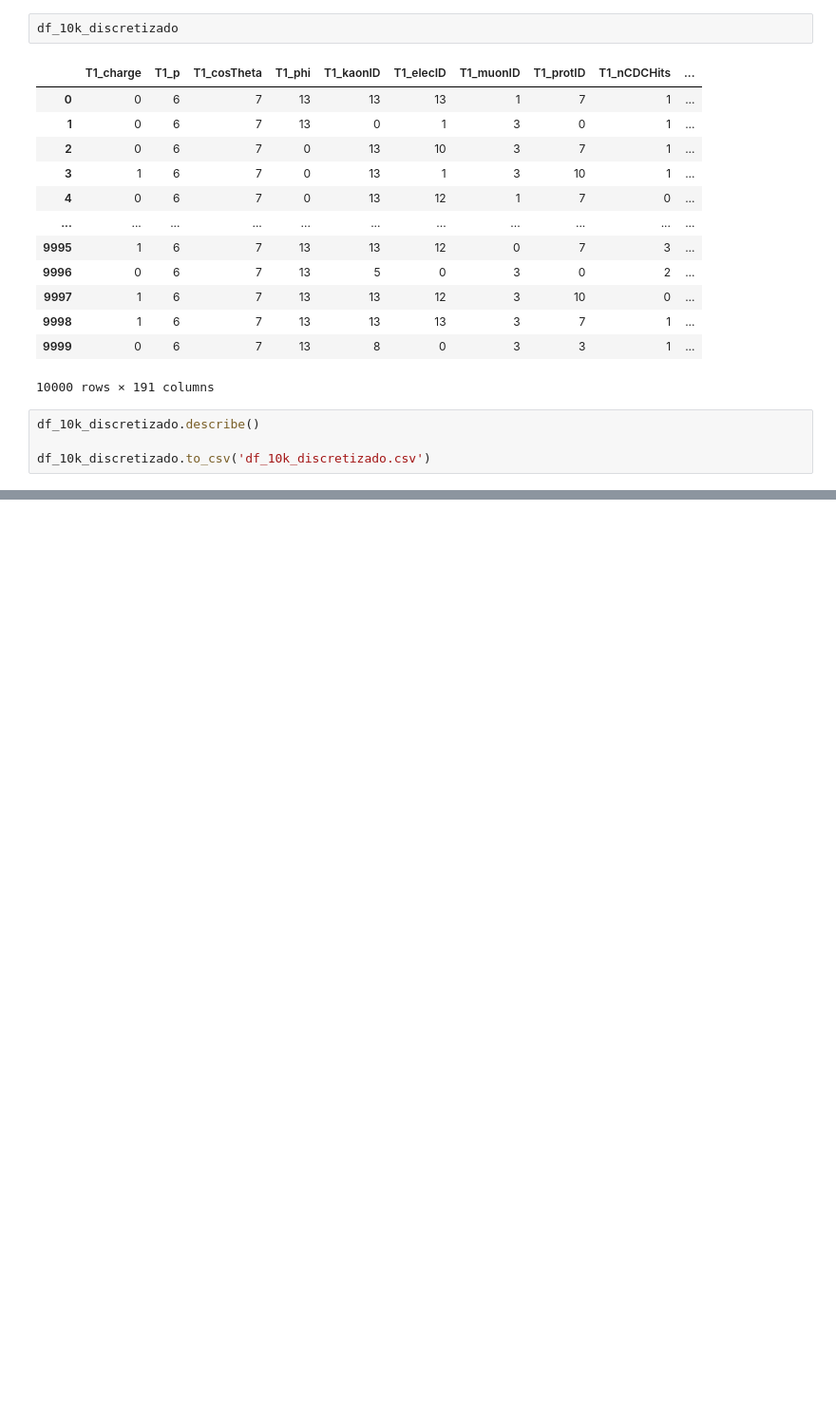
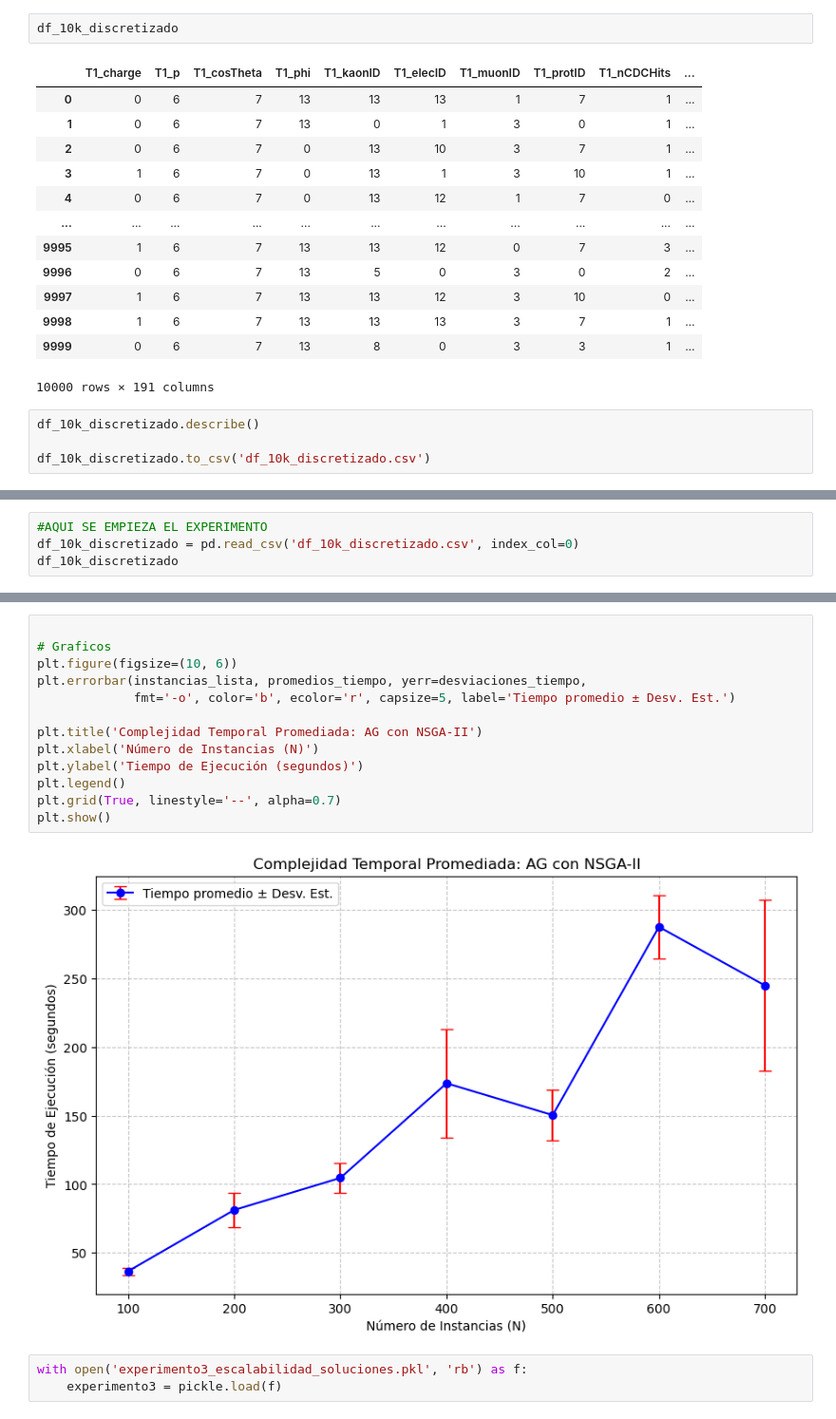
Before and after one commit to juanlt9905/proyectoTesis, a Jupyter notebook: datasets/b-flavor_datos/b-flavor_discretizacion.ipynb, the cells around one changed output, grey strips where cells are left out. Shown at 95% size. Cells and saved outputs as stored; diff of their text form; blank space fills up the shorter version.

```diff
--- a/datasets/b-flavor_datos/b-flavor_discretizacion.ipynb
+++ b/datasets/b-flavor_datos/b-flavor_discretizacion.ipynb
@@ -183,0 +136,4 @@ Ejecutando AG para N = 2000...
+# %%
+#AQUI SE EMPIEZA EL EXPERIMENTO
+df_10k_discretizado = pd.read_csv('df_10k_discretizado.csv', index_col=0)
+df_10k_discretizado
@@ -183,0 +303,18 @@ Ejecutando AG para N = 2000...
+# %%
+
+# Graficos
+plt.figure(figsize=(10, 6))
+plt.errorbar(instancias_lista, promedios_tiempo, yerr=desviaciones_tiempo,
+             fmt='-o', color='b', ecolor='r', capsize=5, label='Tiempo promedio ± Desv. Est.')
+
+plt.title('Complejidad Temporal Promediada: AG con NSGA-II')
+plt.xlabel('Número de Instancias (N)')
+plt.ylabel('Tiempo de Ejecución (segundos)')
+plt.legend()
+plt.grid(True, linestyle='--', alpha=0.7)
+plt.show()
+# %% [output]
+[figure, added]
+# %%
+with open('experimento3_escalabilidad_soluciones.pkl', 'rb') as f:
+    experimento3 = pickle.load(f)
```
Also changed, not shown: parts of 18 cells of this notebook, 1 other file.
